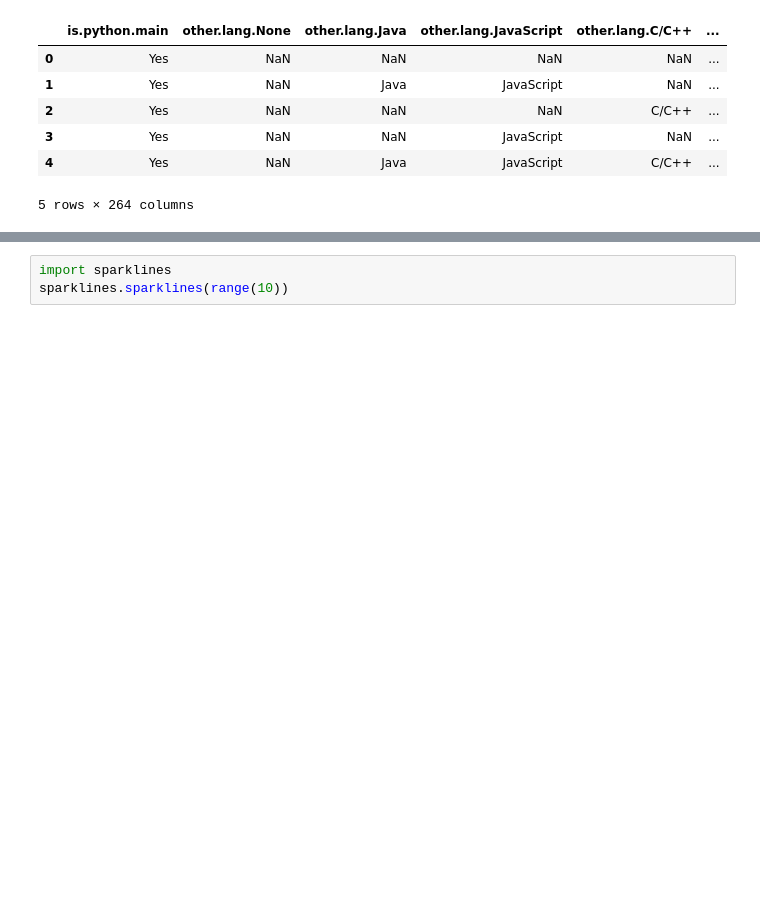
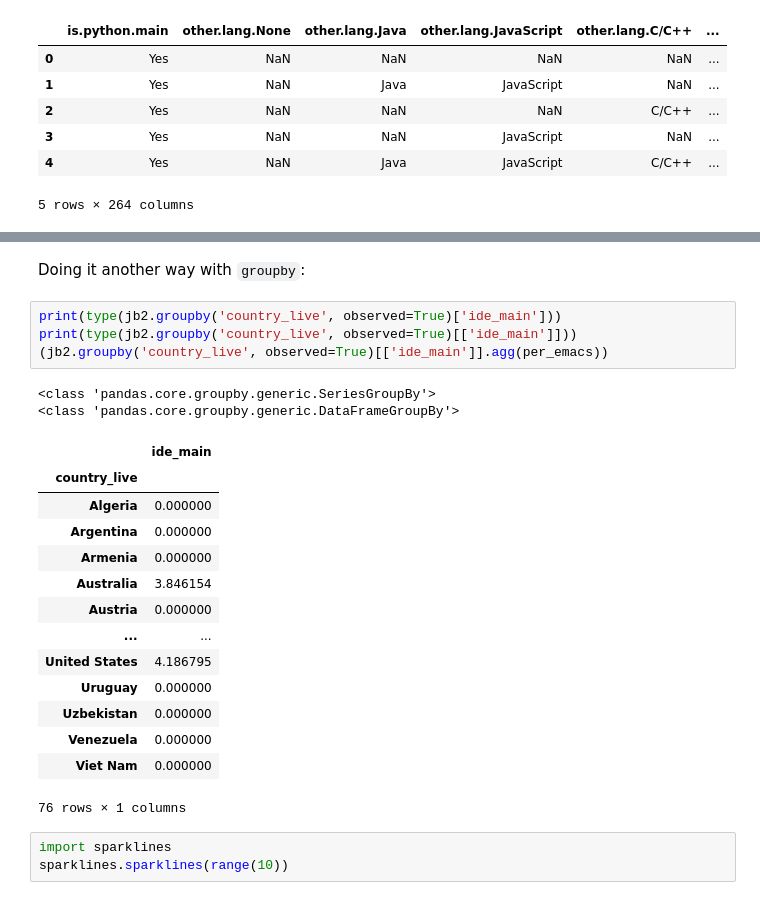
Before and after one commit to malminhas/data-analytics, a Jupyter notebook: effective-pandas-playbook.ipynb, the cells around one changed output, grey strips where cells are left out. Drawn from its saved outputs; the diff is of its cells as text; blank space fills up the shorter version.

```diff
--- a/effective-pandas-playbook.ipynb
+++ b/effective-pandas-playbook.ipynb
@@ -389,3 +493,26 @@ jb.head()
+# %% [markdown]
+Doing it another way with `groupby`:
+# %%
+print(type(jb2.groupby('country_live', observed=True)['ide_main']))
+print(type(jb2.groupby('country_live', observed=True)[['ide_main']]))
+(jb2.groupby('country_live', observed=True)[['ide_main']].agg(per_emacs))
+# %% [output]
+<class 'pandas.core.groupby.generic.SeriesGroupBy'>
+<class 'pandas.core.groupby.generic.DataFrameGroupBy'>
+|  | ide_main |
+| country_live |  |
+| Algeria | 0.000000 |
+| Argentina | 0.000000 |
+| Armenia | 0.000000 |
+| Australia | 3.846154 |
+| Austria | 0.000000 |
+| ... | ... |
+| United States | 4.186795 |
+| Uruguay | 0.000000 |
+| Uzbekistan | 0.000000 |
+| Venezuela | 0.000000 |
+| Viet Nam | 0.000000 |
+76 rows × 1 columns
 # %%
 import sparklines
 sparklines.sparklines(range(10))
```
Also changed, not shown: parts of 12 cells of this notebook.
